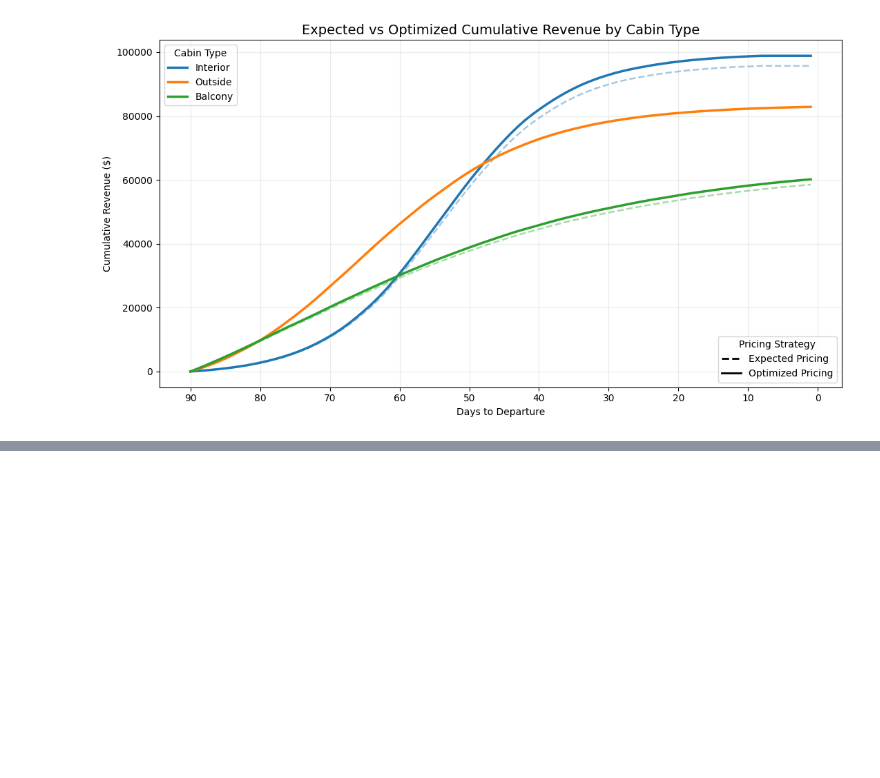
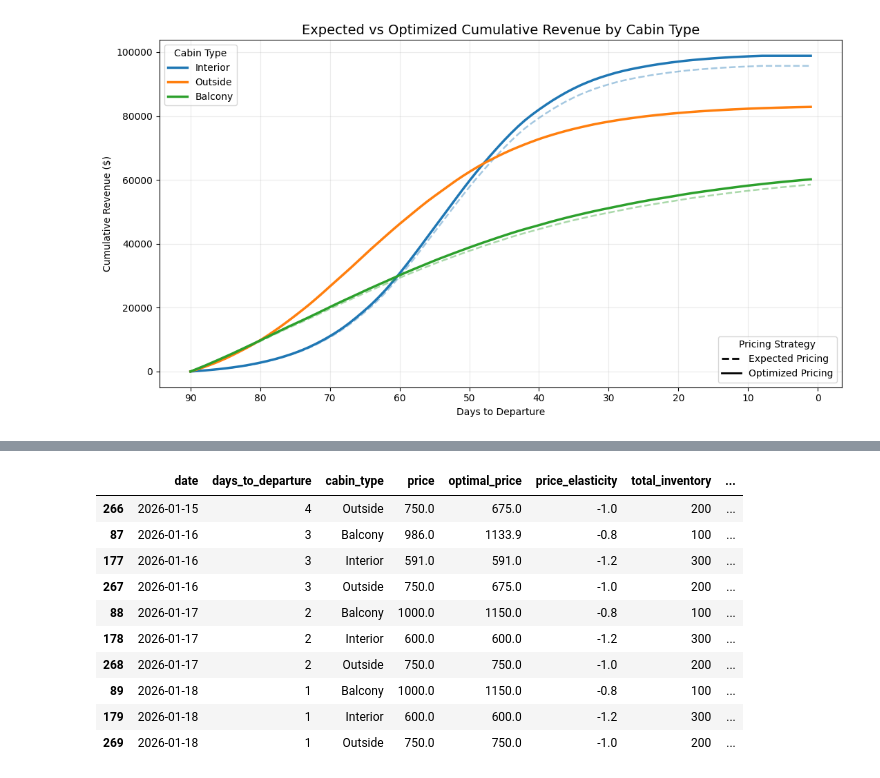
Before and after one commit to akioazevedo/cruise-revenue-management, a Jupyter notebook: notebooks/04_Optimization.ipynb, the cells around one changed output, grey strips where cells are left out. Cells and saved outputs as stored; diff of their text form; code cells hidden in the pictures; blank space fills up the shorter version.

```diff
--- a/notebooks/04_Optimization.ipynb
+++ b/notebooks/04_Optimization.ipynb
@@ -105,10 +105,27 @@ df["expected_cumulative_revenue"] = (
 df["optimized_cumulative_revenue"] = (
     df.groupby("cabin_type")["optimized_daily_revenue"].cumsum().round(2)
 )
+# %%
+df["expected_cumulative_bookings"] = (
+    df.groupby("cabin_type")["expected_daily_bookings"]
+      .cumsum()
+)
+
+df["optimal_cumulative_bookings"] = (
+    df.groupby("cabin_type")["expected_optimal_daily_bookings"]
+      .cumsum()
+)
+
+df["expected_cumulative_bookings"] = (
+    df[["expected_cumulative_bookings", "total_inventory"]]
+    .min(axis=1)
+)
+
+df["optimal_cumulative_bookings"] = (
+    df[["optimal_cumulative_bookings", "total_inventory"]]
+    .min(axis=1)
+)
 # %%
-# -----------------------------------
-# Keep ONLY optimization-relevant columns
-# -----------------------------------
 decision_columns = [
     # Context
     "date",
@@ -125,6 +142,8 @@ decision_columns = [
     "remaining_inventory",
     "expected_daily_bookings",
     "expected_optimal_daily_bookings",
+    "expected_cumulative_bookings",
+    "optimal_cumulative_bookings",
 
     # Revenue impact
     "expected_daily_revenue",
@@ -150,16 +169,16 @@ df.loc[
 ] = 0.0
 
 # All other numeric columns → 1 decimal
-numeric_cols = df_decision.select_dtypes(include=["float", "int"]).columns
+numeric_cols = df.select_dtypes(include=["float", "int"]).columns
 numeric_cols = [c for c in numeric_cols if c not in ["remaining_inventory", "total_inventory"]]
-df_decision[numeric_cols] = df_decision[numeric_cols].round(1)
+df[numeric_cols] = df[numeric_cols].round(1)
 
 df=df.sort_values(
     ["days_to_departure","cabin_type"],
     ascending=[False, True])
 
 out_path = "../data/processed/cruise_pricing_decision_table_expected_vs_optimized.csv"
-df_decision.to_csv(out_path, index=False)
+df.to_csv(out_path, index=False)
 print(f"Saved decision table to: {out_path}")
 # %% [output]
 Saved decision table to: ../data/processed/cruise_pricing_decision_table_expected_vs_optimized.csv
@@ -251,0 +271,14 @@ df.head(10)
+# %%
+df.tail(10)
+# %% [output]
+|  | date | days_to_departure | cabin_type | price | optimal_price | price_elasticity | total_inventory | ... |
+| 266 | 2026-01-15 | 4 | Outside | 750.0 | 675.0 | -1.0 | 200 | ... |
+| 87 | 2026-01-16 | 3 | Balcony | 986.0 | 1133.9 | -0.8 | 100 | ... |
+| 177 | 2026-01-16 | 3 | Interior | 591.0 | 591.0 | -1.2 | 300 | ... |
+| 267 | 2026-01-16 | 3 | Outside | 750.0 | 675.0 | -1.0 | 200 | ... |
+| 88 | 2026-01-17 | 2 | Balcony | 1000.0 | 1150.0 | -0.8 | 100 | ... |
+| 178 | 2026-01-17 | 2 | Interior | 600.0 | 600.0 | -1.2 | 300 | ... |
+| 268 | 2026-01-17 | 2 | Outside | 750.0 | 750.0 | -1.0 | 200 | ... |
+| 89 | 2026-01-18 | 1 | Balcony | 1000.0 | 1150.0 | -0.8 | 100 | ... |
+| 179 | 2026-01-18 | 1 | Interior | 600.0 | 600.0 | -1.2 | 300 | ... |
+| 269 | 2026-01-18 | 1 | Outside | 750.0 | 750.0 | -1.0 | 200 | ... |
```
Also changed, not shown: parts of 1 cell of this notebook, 1 other file.
